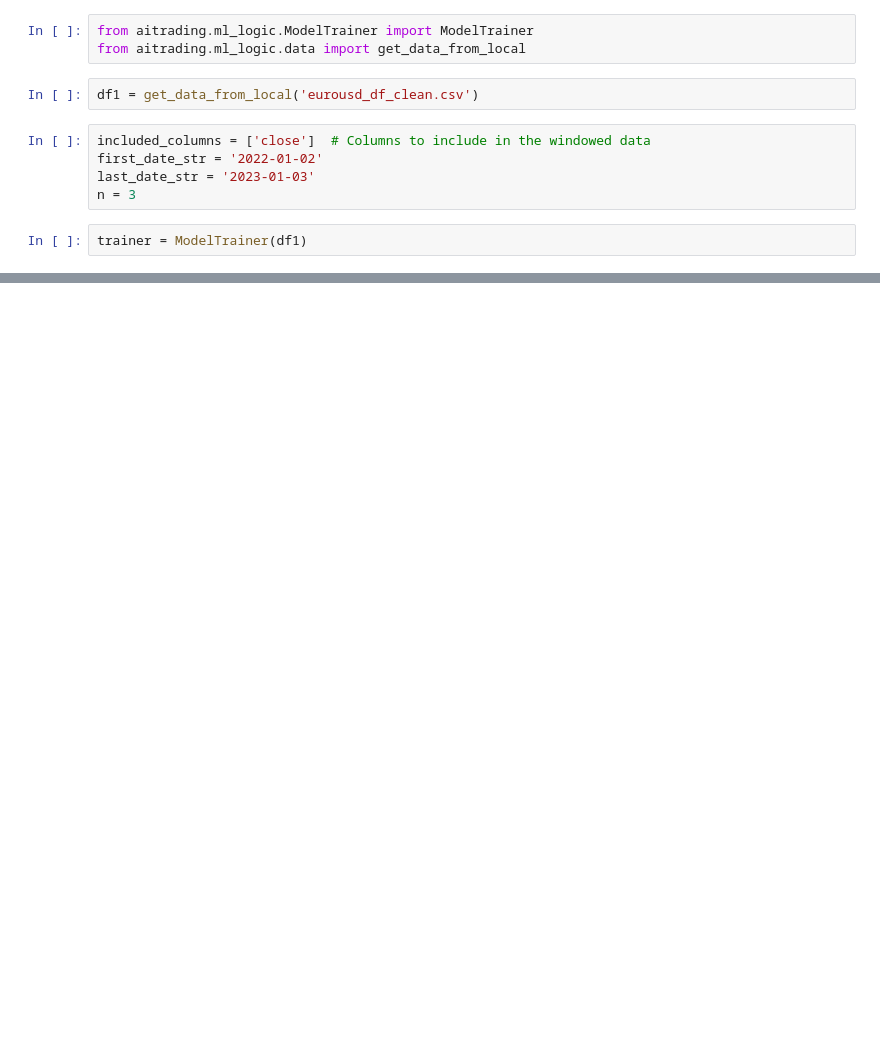
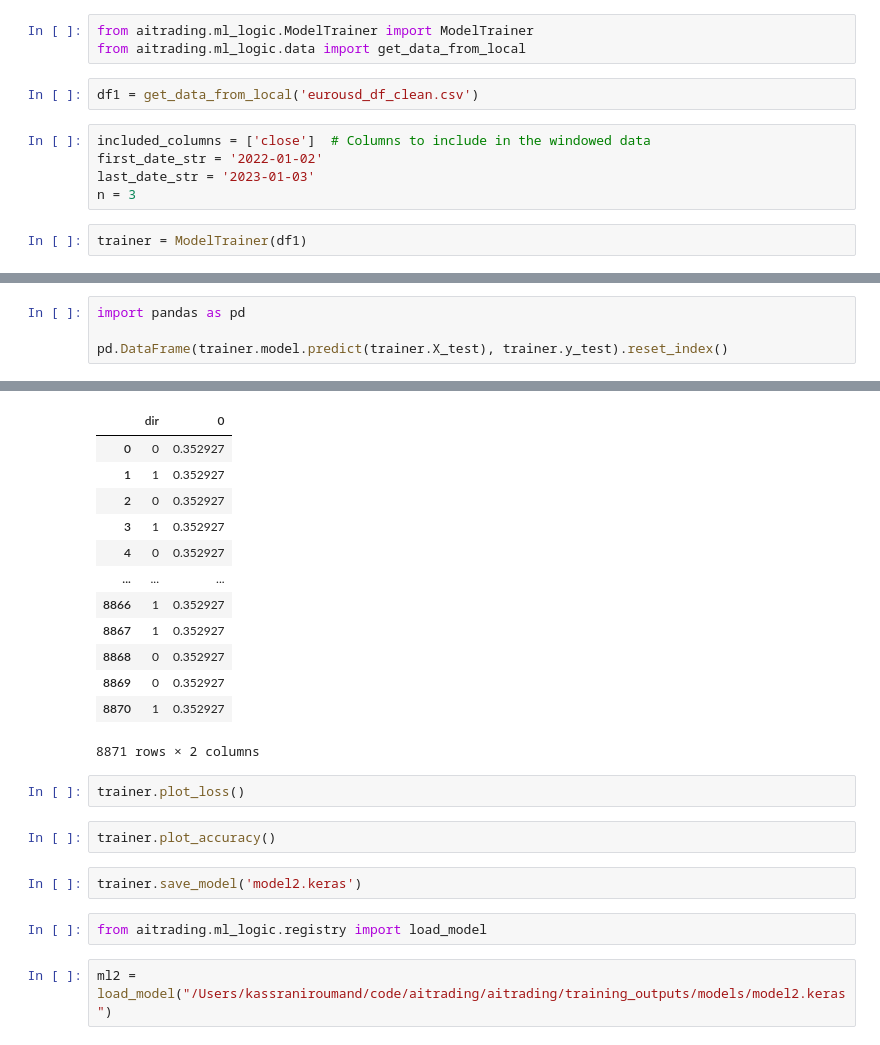
Before and after one commit to Behnaz100/aitrading, a Jupyter notebook: aitrading/notebooks/kassraniroumand_notebook3.ipynb, the cells around one changed output, grey strips where cells are left out. Cells and saved outputs as stored; diff of their text form; blank space fills up the shorter version.

```diff
--- a/aitrading/notebooks/kassraniroumand_notebook3.ipynb
+++ b/aitrading/notebooks/kassraniroumand_notebook3.ipynb
@@ -101,0 +205,5 @@ Name: dir, dtype: int64
+# %%
+import pandas as pd
+
+pd.DataFrame(trainer.model.predict(trainer.X_test), trainer.y_test).reset_index()
+# %% [output]
@@ -101,0 +211,23 @@ Name: dir, dtype: int64
+|  | dir | 0 |
+| 0 | 0 | 0.352927 |
+| 1 | 1 | 0.352927 |
+| 2 | 0 | 0.352927 |
+| 3 | 1 | 0.352927 |
+| 4 | 0 | 0.352927 |
+| ... | ... | ... |
+| 8866 | 1 | 0.352927 |
+| 8867 | 1 | 0.352927 |
+| 8868 | 0 | 0.352927 |
+| 8869 | 0 | 0.352927 |
+| 8870 | 1 | 0.352927 |
+8871 rows × 2 columns
+# %%
+trainer.plot_loss()
+# %%
+trainer.plot_accuracy()
+# %%
+trainer.save_model('model2.keras')
+# %%
+from aitrading.ml_logic.registry import load_model
+# %%
+ml2 = load_model("/Users/kassraniroumand/code/aitrading/aitrading/training_outputs/models/model2.keras")
```
Also changed, not shown: parts of 26 cells of this notebook, 2 other files.
